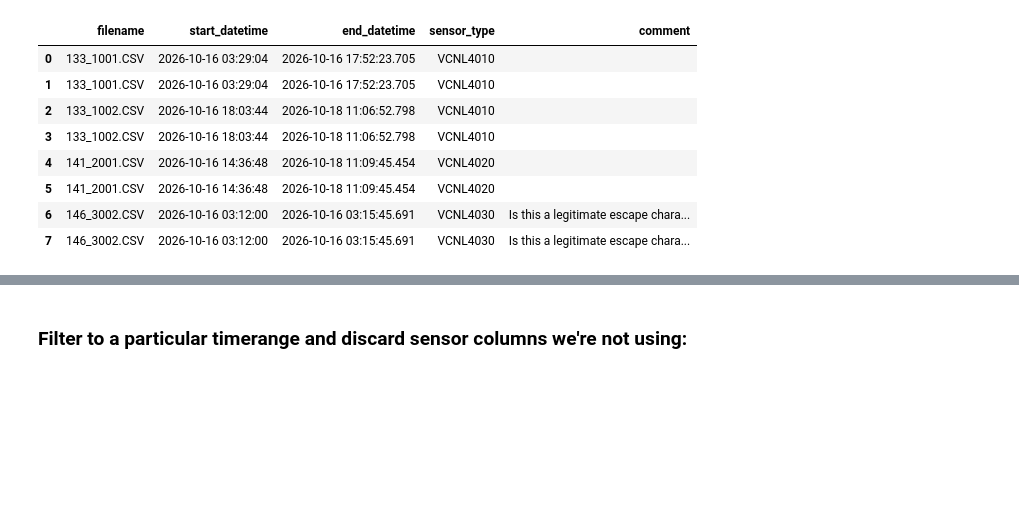
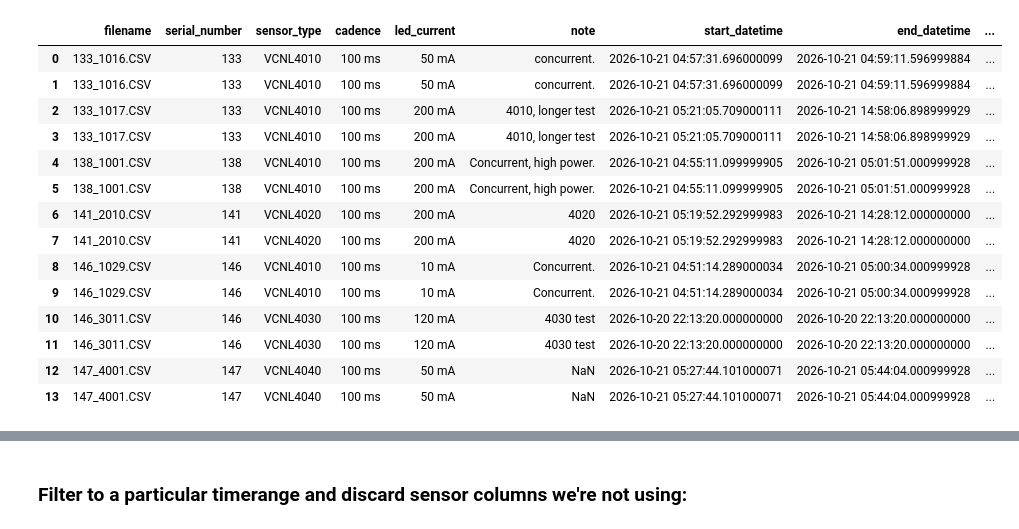
Before and after one commit to KCollins/ISAC, a Jupyter notebook: Data/OBS_Reader.ipynb, the cells around one changed output, grey strips where cells are left out. Drawn from its saved outputs; the diff is of its cells as text; code cells hidden in the pictures; blank space fills up the shorter version.

```diff
--- a/Data/OBS_Reader.ipynb
+++ b/Data/OBS_Reader.ipynb
@@ -130,7 +2,8 @@ datetime
 def sensor_metadata(dir_path: str | Path = "OBS_logs") -> pd.DataFrame:
     """Scans CSV log files in a directory and compiles a summary DataFrame containing
 
-    filename, start/end datetimes, sensor type, and extracted header comments.
+    filename, serial number, sensor type, cadence, LED current, note, start/end
+    datetimes, and comment text.
     """
     dir_path = Path(dir_path)
     csv_files = sorted(
@@ -144,7 +17,13 @@ def sensor_metadata(dir_path: str | Path = "OBS_logs") -> pd.DataFrame:
 
     for file_path in csv_files:
         header_comments = []
-        parsed_sensor_type = None
+        header_info = {
+            "serial_number": None,
+            "sensor_type": None,
+            "cadence": None,
+            "led_current": None,
+            "note": None,
+        }
 
         # 1. Parse commented header lines starting with '#'
         with open(file_path, "r", encoding="utf-8", errors="replace") as f:
@@ -154,34 +33,50 @@ def sensor_metadata(dir_path: str | Path = "OBS_logs") -> pd.DataFrame:
                     clean_line = stripped.lstrip("#").strip()
                     header_comments.append(clean_line)
 
-                    # Extract sensor model/type if defined in key-value header comments
+                    # Extract metadata key-value pairs
                     if ":" in clean_line:
-                        key, val = clean_line.split(":", 1)
-                        if key.strip().lower() in [
-                            "sensor",
-                            "sensor_type",
-                            "sensor_model",
-                            "model",
-                        ]:
-                            parsed_sensor_type = val.strip()
+                        left, right = clean_line.split(":", 1)
+                        key_lower = left.lower()
+                        val = right.strip()
+
+                        if "serial number" in key_lower:
+                            header_info["serial_number"] = val
+                        elif (
+                            "sensor model" in key_lower
+                            or "sensor type" in key_lower
+                        ):
+                            header_info["sensor_type"] = val
+                        elif "cadence" in key_lower:
+                            header_info["cadence"] = val
+                        elif "led current" in key_lower:
+                            header_info["led_current"] = val
+                        elif "note" in key_lower or "notes" in key_lower:
+                            header_info["note"] = val
                 else:
-                    # Stop reading once the CSV body begins
+                    # Stop reading header once CSV data rows begin
                     break
 
-        # 2. Process data using read_sensor_csv to derive timestamps and data columns
+        # 2. Process data using read_sensor_csv to derive datetimes & fallback columns
         df = read_sensor_csv(file_path)
 
-        # Fallback to column-level sensor_type if not present in comment header
-        if not parsed_sensor_type:
+        # Fallbacks if header comments were missing SN or sensor type
+        if not header_info["serial_number"]:
+            header_info["serial_number"] = (
+                df["serial_number"].iloc[0]
+                if "serial_number" in df.columns
+                else file_path.stem.split("_")[0]
+            )
+
+        if not header_info["sensor_type"]:
             if (
                 "sensor_type" in df.columns
                 and not df["sensor_type"].dropna().empty
             ):
-                parsed_sensor_type = str(df["sensor_type"].iloc[0])
+                header_info["sensor_type"] = str(df["sensor_type"].iloc[0])
             else:
-                parsed_sensor_type = "UNKNOWN"
+                header_info["sensor_type"] = "UNKNOWN"
 
-        # 3. Extract time bounds if datetime index was successfully generated
+        # 3. Extract time bounds
         if isinstance(df.index, pd.DatetimeIndex) and not df.empty:
             start_dt = df.index.min()
             end_dt = df.index.max()
@@ -192,9 +87,13 @@ def sensor_metadata(dir_path: str | Path = "OBS_logs") -> pd.DataFrame:
         metadata.append(
             {
                 "filename": file_path.name,
+                "serial_number": header_info["serial_number"],
+                "sensor_type": header_info["sensor_type"],
+                "cadence": header_info["cadence"],
+                "led_current": header_info["led_current"],
+                "note": header_info["note"],
                 "start_datetime": start_dt,
                 "end_datetime": end_dt,
-                "sensor_type": parsed_sensor_type,
                 "comment": "\n".join(header_comments),
             }
         )
@@ -207,9 +120,15 @@ meta_df
-|  | filename | start_datetime | end_datetime | sensor_type | comment |
-| 0 | 133_1001.CSV | 2026-10-16 03:29:04 | 2026-10-16 17:52:23.705 | VCNL4010 |  |
-| 1 | 133_1001.CSV | 2026-10-16 03:29:04 | 2026-10-16 17:52:23.705 | VCNL4010 |  |
-| 2 | 133_1002.CSV | 2026-10-16 18:03:44 | 2026-10-18 11:06:52.798 | VCNL4010 |  |
-| 3 | 133_1002.CSV | 2026-10-16 18:03:44 | 2026-10-18 11:06:52.798 | VCNL4010 |  |
-| 4 | 141_2001.CSV | 2026-10-16 14:36:48 | 2026-10-18 11:09:45.454 | VCNL4020 |  |
-| 5 | 141_2001.CSV | 2026-10-16 14:36:48 | 2026-10-18 11:09:45.454 | VCNL4020 |  |
-| 6 | 146_3002.CSV | 2026-10-16 03:12:00 | 2026-10-16 03:15:45.691 | VCNL4030 | Is this a legitimate escape chara... |
-| 7 | 146_3002.CSV | 2026-10-16 03:12:00 | 2026-10-16 03:15:45.691 | VCNL4030 | Is this a legitimate escape chara... |
+|  | filename | serial_number | sensor_type | cadence | led_current | note | start_datetime | end_datetime | ... |
+| 0 | 133_1016.CSV | 133 | VCNL4010 | 100 ms | 50 mA | concurrent. | 2026-10-21 04:57:31.696000099 | 2026-10-21 04:59:11.596999884 | ... |
+| 1 | 133_1016.CSV | 133 | VCNL4010 | 100 ms | 50 mA | concurrent. | 2026-10-21 04:57:31.696000099 | 2026-10-21 04:59:11.596999884 | ... |
+| 2 | 133_1017.CSV | 133 | VCNL4010 | 100 ms | 200 mA | 4010, longer test | 2026-10-21 05:21:05.709000111 | 2026-10-21 14:58:06.898999929 | ... |
+| 3 | 133_1017.CSV | 133 | VCNL4010 | 100 ms | 200 mA | 4010, longer test | 2026-10-21 05:21:05.709000111 | 2026-10-21 14:58:06.898999929 | ... |
+| 4 | 138_1001.CSV | 138 | VCNL4010 | 100 ms | 200 mA | Concurrent, high power. | 2026-10-21 04:55:11.099999905 | 2026-10-21 05:01:51.000999928 | ... |
+| 5 | 138_1001.CSV | 138 | VCNL4010 | 100 ms | 200 mA | Concurrent, high power. | 2026-10-21 04:55:11.099999905 | 2026-10-21 05:01:51.000999928 | ... |
+| 6 | 141_2010.CSV | 141 | VCNL4020 | 100 ms | 200 mA | 4020 | 2026-10-21 05:19:52.292999983 | 2026-10-21 14:28:12.000000000 | ... |
+| 7 | 141_2010.CSV | 141 | VCNL4020 | 100 ms | 200 mA | 4020 | 2026-10-21 05:19:52.292999983 | 2026-10-21 14:28:12.000000000 | ... |
+| 8 | 146_1029.CSV | 146 | VCNL4010 | 100 ms | 10 mA | Concurrent. | 2026-10-21 04:51:14.289000034 | 2026-10-21 05:00:34.000999928 | ... |
+| 9 | 146_1029.CSV | 146 | VCNL4010 | 100 ms | 10 mA | Concurrent. | 2026-10-21 04:51:14.289000034 | 2026-10-21 05:00:34.000999928 | ... |
+| 10 | 146_3011.CSV | 146 | VCNL4030 | 100 ms | 120 mA | 4030 test | 2026-10-20 22:13:20.000000000 | 2026-10-20 22:13:20.000000000 | ... |
+| 11 | 146_3011.CSV | 146 | VCNL4030 | 100 ms | 120 mA | 4030 test | 2026-10-20 22:13:20.000000000 | 2026-10-20 22:13:20.000000000 | ... |
+| 12 | 147_4001.CSV | 147 | VCNL4040 | 100 ms | 50 mA | NaN | 2026-10-21 05:27:44.101000071 | 2026-10-21 05:44:04.000999928 | ... |
+| 13 | 147_4001.CSV | 147 | VCNL4040 | 100 ms | 50 mA | NaN | 2026-10-21 05:27:44.101000071 | 2026-10-21 05:44:04.000999928 | ... |
```
Also changed, not shown: parts of 8 cells of this notebook, 2 other files.
